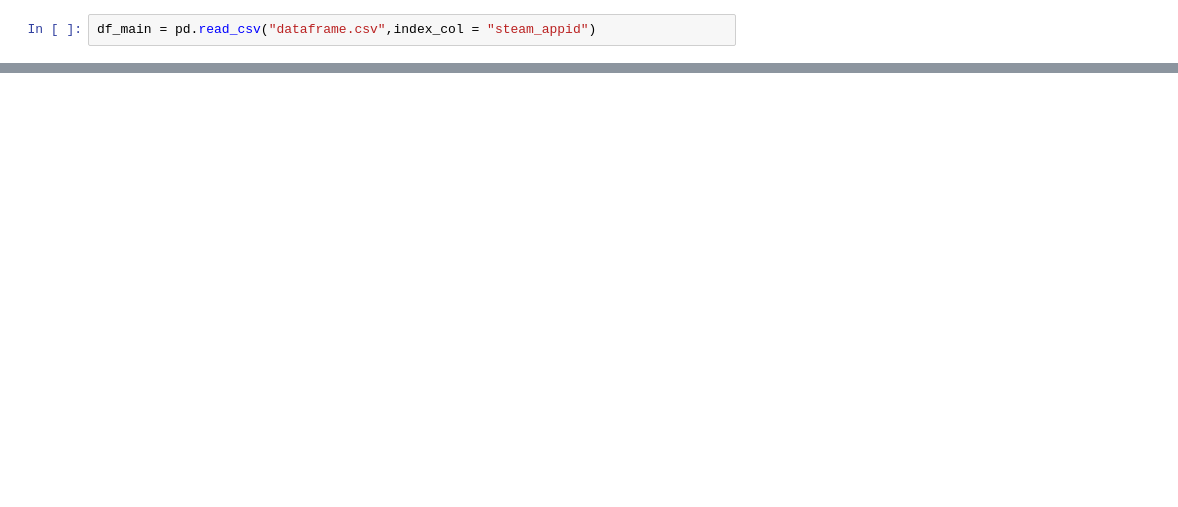
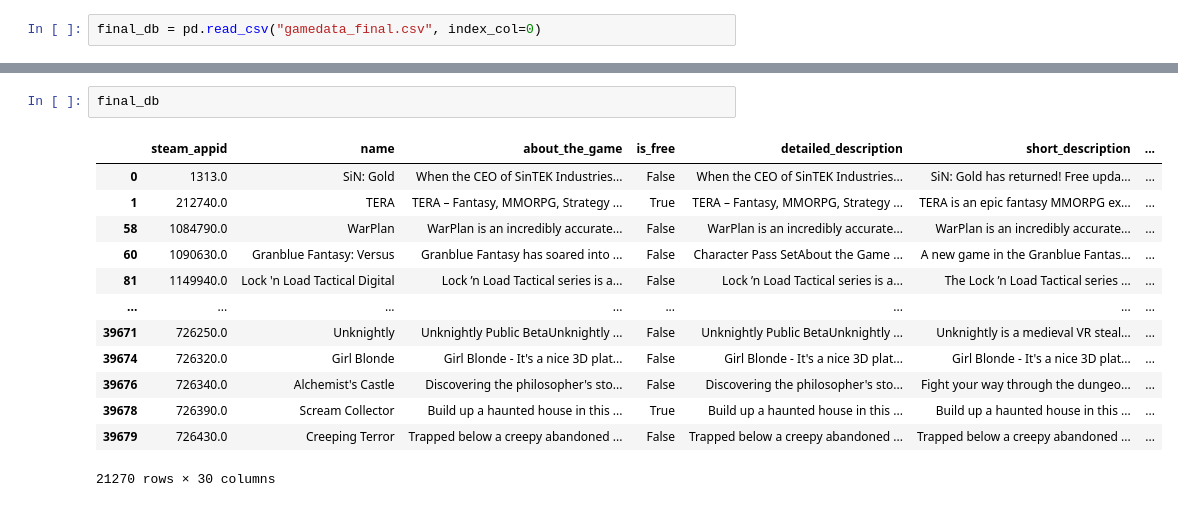
Before and after one commit to gkns1/steam_recommender, a Jupyter notebook: joining_analysis.ipynb, the cells around one changed output, grey strips where cells are left out. Drawn from its saved outputs; the diff is of its cells as text; blank space fills up the shorter version.

```diff
--- a/joining_analysis.ipynb
+++ b/joining_analysis.ipynb
@@ -9,2 +10,2 @@ import math
 # %%
-df_main = pd.read_csv("dataframe.csv",index_col = "steam_appid")
+final_db = pd.read_csv("gamedata_final.csv", index_col=0)
@@ -37,0 +32,16 @@ df_joined.head()
+# %%
+final_db
+# %% [output]
+|  | steam_appid | name | about_the_game | is_free | detailed_description | short_description | ... |
+| 0 | 1313.0 | SiN: Gold | When the CEO of SinTEK Industries... | False | When the CEO of SinTEK Industries... | SiN: Gold has returned! Free upda... | ... |
+| 1 | 212740.0 | TERA | TERA – Fantasy, MMORPG, Strategy ... | True | TERA – Fantasy, MMORPG, Strategy ... | TERA is an epic fantasy MMORPG ex... | ... |
+| 58 | 1084790.0 | WarPlan | WarPlan is an incredibly accurate... | False | WarPlan is an incredibly accurate... | WarPlan is an incredibly accurate... | ... |
+| 60 | 1090630.0 | Granblue Fantasy: Versus | Granblue Fantasy has soared into ... | False | Character Pass SetAbout the Game ... | A new game in the Granblue Fantas... | ... |
+| 81 | 1149940.0 | Lock 'n Load Tactical Digital | Lock ’n Load Tactical series is a... | False | Lock ’n Load Tactical series is a... | The Lock ’n Load Tactical series ... | ... |
+| ... | ... | ... | ... | ... | ... | ... | ... |
+| 39671 | 726250.0 | Unknightly | Unknightly Public BetaUnknightly ... | False | Unknightly Public BetaUnknightly ... | Unknightly is a medieval VR steal... | ... |
+| 39674 | 726320.0 | Girl Blonde | Girl Blonde - It's a nice 3D plat... | False | Girl Blonde - It's a nice 3D plat... | Girl Blonde - It's a nice 3D plat... | ... |
+| 39676 | 726340.0 | Alchemist's Castle | Discovering the philosopher's sto... | False | Discovering the philosopher's sto... | Fight your way through the dungeo... | ... |
+| 39678 | 726390.0 | Scream Collector | Build up a haunted house in this ... | True | Build up a haunted house in this ... | Build up a haunted house in this ... | ... |
+| 39679 | 726430.0 | Creeping Terror | Trapped below a creepy abandoned ... | False | Trapped below a creepy abandoned ... | Trapped below a creepy abandoned ... | ... |
+21270 rows × 30 columns
```
Also changed, not shown: parts of 9 cells of this notebook, 1 other file.
